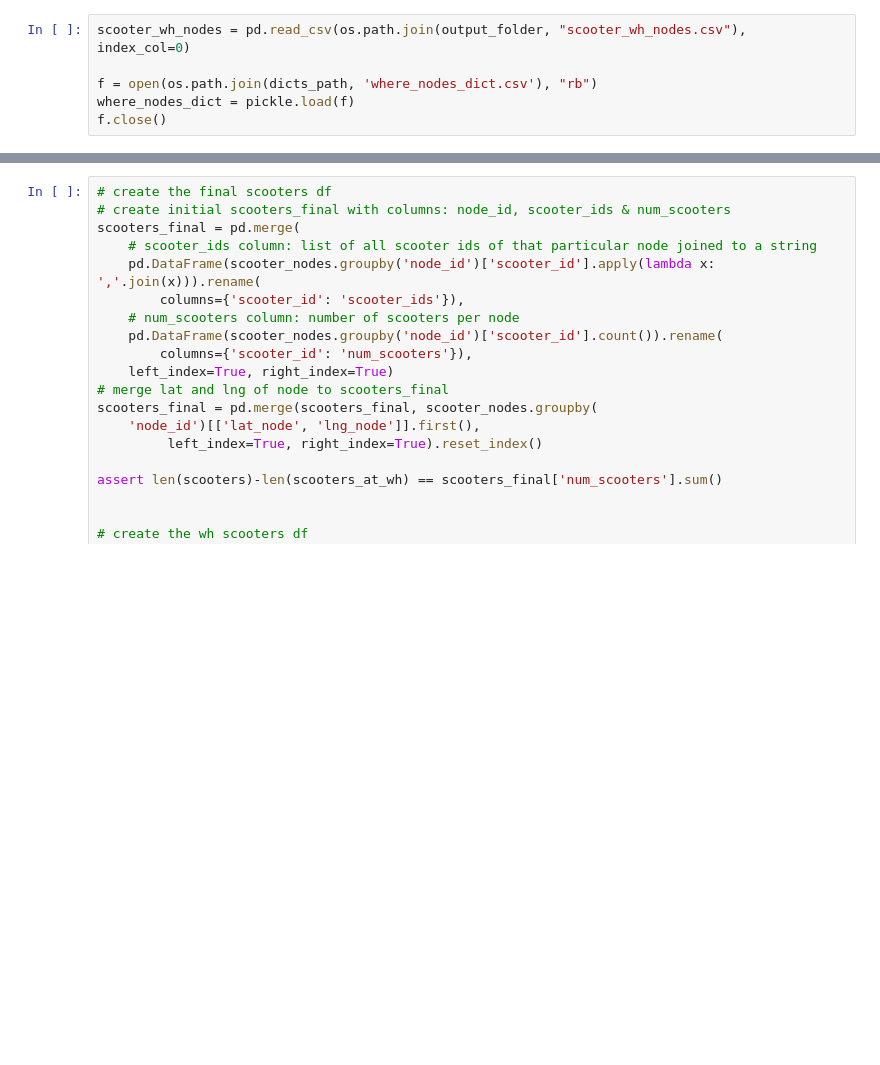
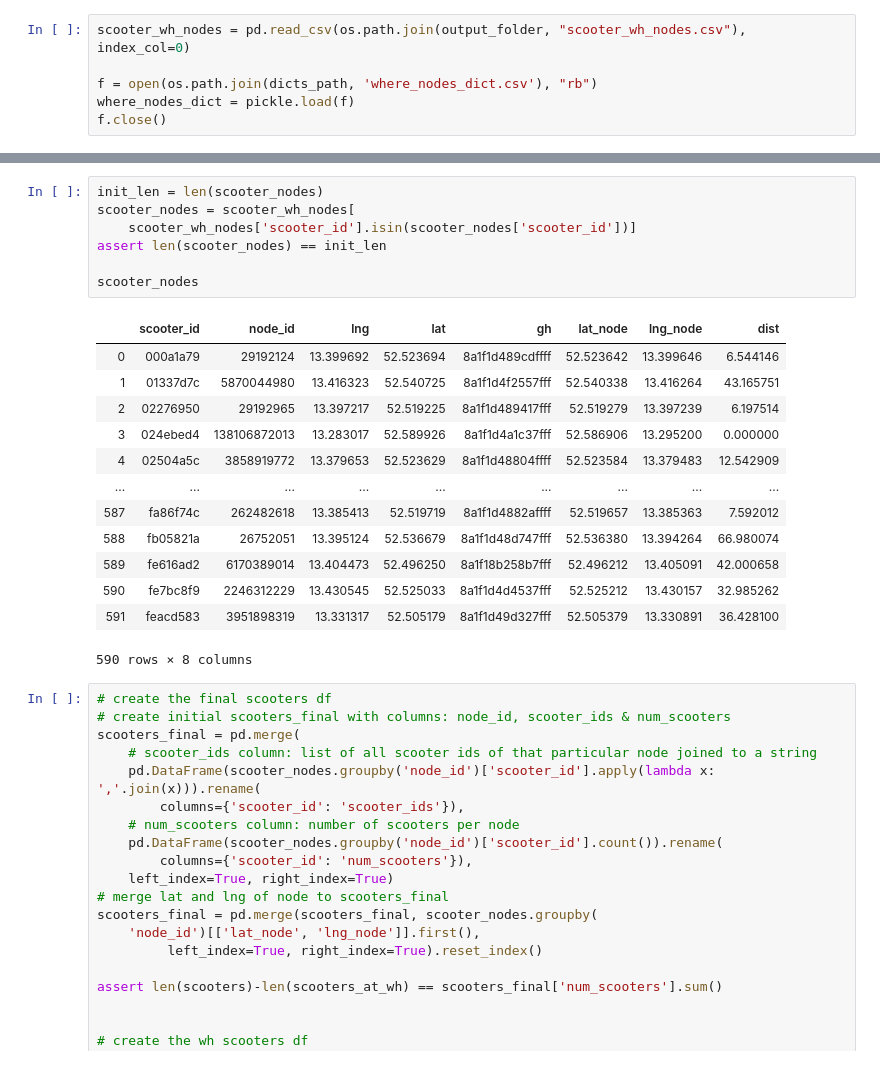
Before and after one commit to Charistoph/busfactor, a Jupyter notebook: notebooks/Connect Scooters to Graph.ipynb, the cells around one changed output, grey strips where cells are left out. Drawn from its saved outputs; the diff is of its cells as text; blank space fills up the shorter version.

```diff
--- a/notebooks/Connect Scooters to Graph.ipynb
+++ b/notebooks/Connect Scooters to Graph.ipynb
@@ -551,3 +711,24 @@ f.close()
+# %%
+init_len = len(scooter_nodes)
+scooter_nodes = scooter_wh_nodes[
+    scooter_wh_nodes['scooter_id'].isin(scooter_nodes['scooter_id'])]
+assert len(scooter_nodes) == init_len
+
+scooter_nodes
+# %% [output]
+|  | scooter_id | node_id | lng | lat | gh | lat_node | lng_node | dist |
+| 0 | 000a1a79 | 29192124 | 13.399692 | 52.523694 | 8a1f1d489cdffff | 52.523642 | 13.399646 | 6.544146 |
+| 1 | 01337d7c | 5870044980 | 13.416323 | 52.540725 | 8a1f1d4f2557fff | 52.540338 | 13.416264 | 43.165751 |
+| 2 | 02276950 | 29192965 | 13.397217 | 52.519225 | 8a1f1d489417fff | 52.519279 | 13.397239 | 6.197514 |
+| 3 | 024ebed4 | 138106872013 | 13.283017 | 52.589926 | 8a1f1d4a1c37fff | 52.586906 | 13.295200 | 0.000000 |
+| 4 | 02504a5c | 3858919772 | 13.379653 | 52.523629 | 8a1f1d48804ffff | 52.523584 | 13.379483 | 12.542909 |
+| ... | ... | ... | ... | ... | ... | ... | ... | ... |
+| 587 | fa86f74c | 262482618 | 13.385413 | 52.519719 | 8a1f1d4882affff | 52.519657 | 13.385363 | 7.592012 |
+| 588 | fb05821a | 26752051 | 13.395124 | 52.536679 | 8a1f1d48d747fff | 52.536380 | 13.394264 | 66.980074 |
+| 589 | fe616ad2 | 6170389014 | 13.404473 | 52.496250 | 8a1f18b258b7fff | 52.496212 | 13.405091 | 42.000658 |
+| 590 | fe7bc8f9 | 2246312229 | 13.430545 | 52.525033 | 8a1f1d4d4537fff | 52.525212 | 13.430157 | 32.985262 |
+| 591 | feacd583 | 3951898319 | 13.331317 | 52.505179 | 8a1f1d49d327fff | 52.505379 | 13.330891 | 36.428100 |
+590 rows × 8 columns
 # %%
 # create the final scooters df
 # create initial scooters_final with columns: node_id, scooter_ids & num_scooters
```
Also changed, not shown: parts of 11 cells of this notebook, 2 other files.
